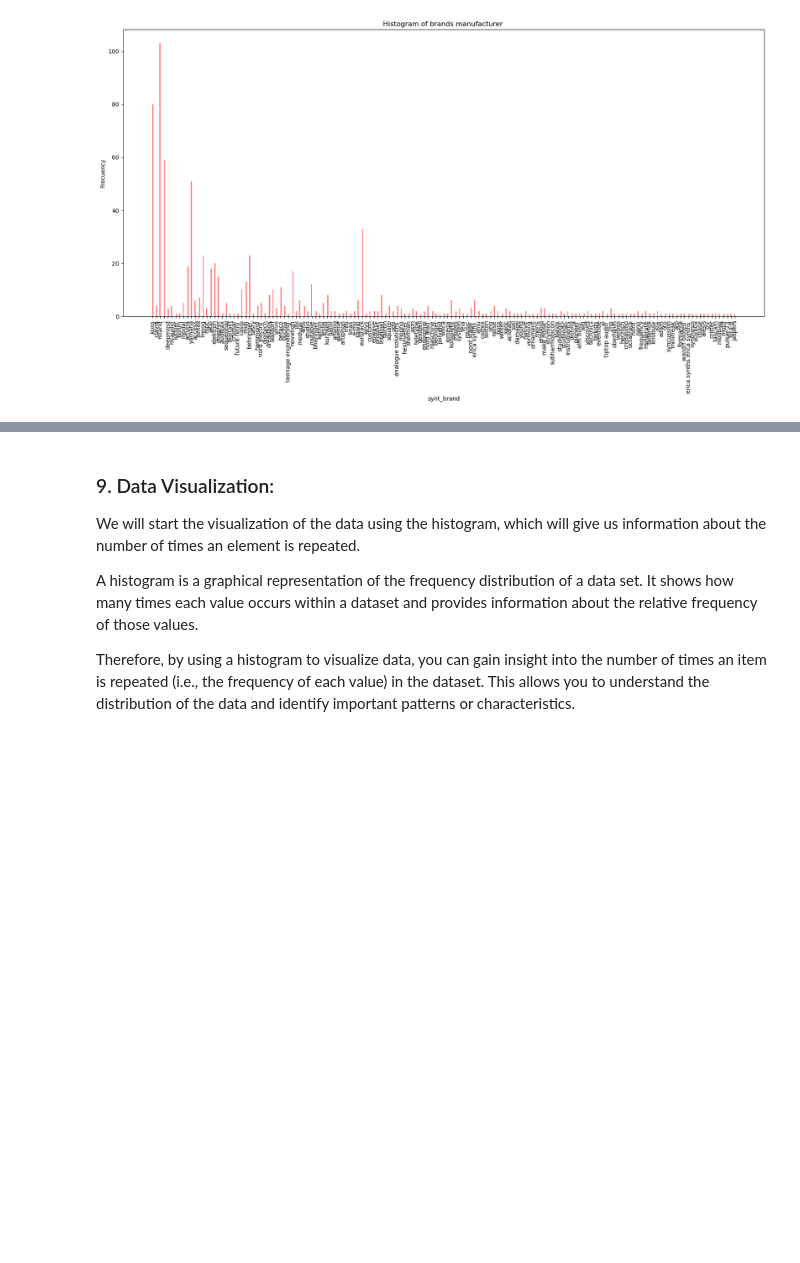
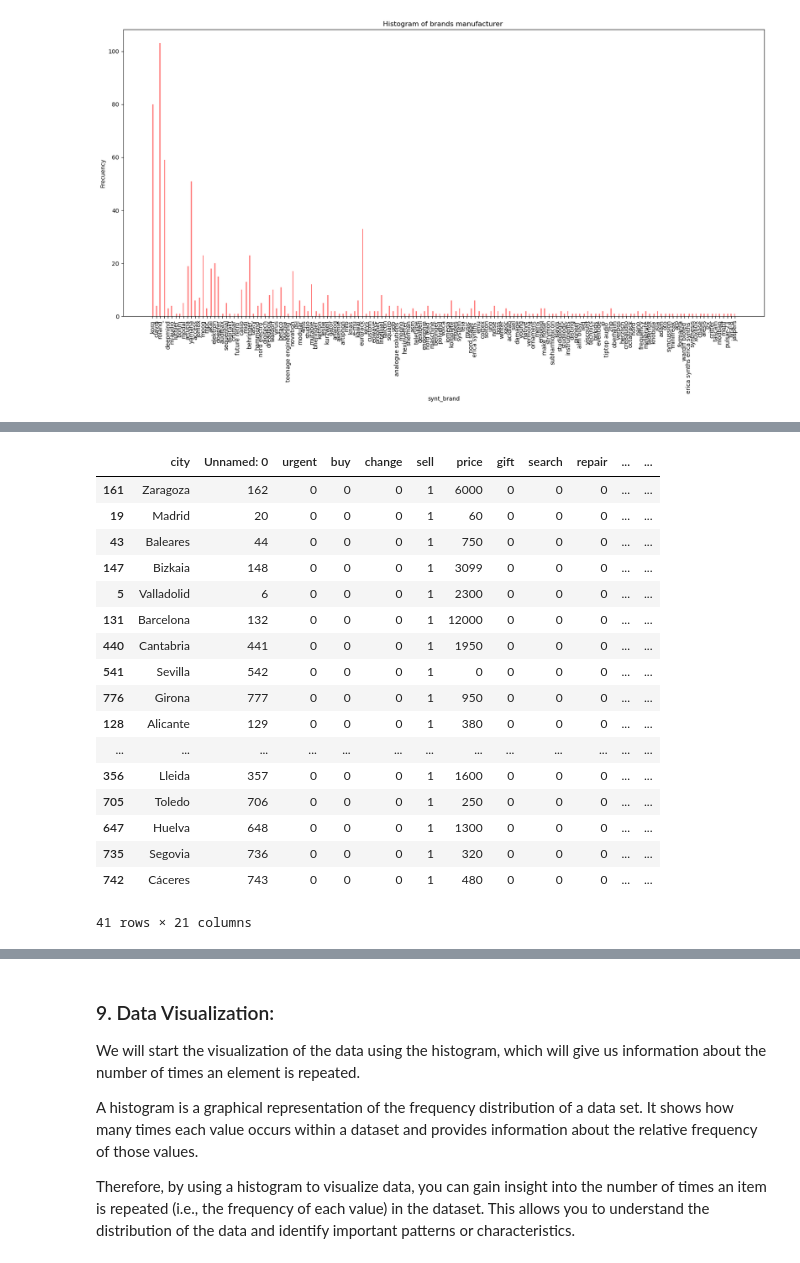
Before and after one commit to albertjimrod/ScraperETL-EDA-ML-Personal, a Jupyter notebook: project_5/EDA_hispasonic.ipynb, the cells around one changed output, grey strips where cells are left out. Cells and saved outputs as stored; diff of their text form; code cells hidden in the pictures; blank space fills up the shorter version.

```diff
--- a/project_5/EDA_hispasonic.ipynb
+++ b/project_5/EDA_hispasonic.ipynb
@@ -585,0 +614,7 @@ plt.show()
+# %%
+def important_things_in(city, ):
+    boolean_city = ndf_copy["city"] == city
+    df_city = ndf_copy[boolean_city]
+    max_seen = df_city["seen"].max()
+    unique_seen = df_city["seen"] == max_seen
+    return df_city[unique_seen]
@@ -585,0 +641,7 @@ plt.show()
+# %%
+ciudades = ndf_copy["city"].unique()
+diccionario = dict()
+for i in ciudades:
+    print(f"{i:}")
+    print(important_things_in(i),('\n')*5)
+    diccionario[i]=important_things_in(i)
@@ -585,0 +666,31 @@ plt.show()
+# %%
+# Suponiendo que `diccionario` contiene los DataFrames que deseas concatenar
+# El diccionario es como el que proporcionaste, donde las claves son los nombres de las ciudades y los valores son DataFrames
+
+# Concatenar los DataFrames del diccionario en uno solo
+most_seen_df = pd.concat(diccionario.values(), keys=diccionario.keys())
+
+# Restablecer el índice del DataFrame
+most_seen_df.reset_index(level=0, inplace=True)
+most_seen_df.rename(columns={'level_0': 'city'}, inplace=True)
+
+most_seen_df
+# %% [output]
+|  | city | Unnamed: 0 | urgent | buy | change | sell | price | gift | search | repair | ... | ... |
+| 161 | Zaragoza | 162 | 0 | 0 | 0 | 1 | 6000 | 0 | 0 | 0 | ... | ... |
+| 19 | Madrid | 20 | 0 | 0 | 0 | 1 | 60 | 0 | 0 | 0 | ... | ... |
+| 43 | Baleares | 44 | 0 | 0 | 0 | 1 | 750 | 0 | 0 | 0 | ... | ... |
+| 147 | Bizkaia | 148 | 0 | 0 | 0 | 1 | 3099 | 0 | 0 | 0 | ... | ... |
+| 5 | Valladolid | 6 | 0 | 0 | 0 | 1 | 2300 | 0 | 0 | 0 | ... | ... |
+| 131 | Barcelona | 132 | 0 | 0 | 0 | 1 | 12000 | 0 | 0 | 0 | ... | ... |
+| 440 | Cantabria | 441 | 0 | 0 | 0 | 1 | 1950 | 0 | 0 | 0 | ... | ... |
+| 541 | Sevilla | 542 | 0 | 0 | 0 | 1 | 0 | 0 | 0 | 0 | ... | ... |
+| 776 | Girona | 777 | 0 | 0 | 0 | 1 | 950 | 0 | 0 | 0 | ... | ... |
+| 128 | Alicante | 129 | 0 | 0 | 0 | 1 | 380 | 0 | 0 | 0 | ... | ... |
+| ... | ... | ... | ... | ... | ... | ... | ... | ... | ... | ... | ... | ... |
+| 356 | Lleida | 357 | 0 | 0 | 0 | 1 | 1600 | 0 | 0 | 0 | ... | ... |
+| 705 | Toledo | 706 | 0 | 0 | 0 | 1 | 250 | 0 | 0 | 0 | ... | ... |
+| 647 | Huelva | 648 | 0 | 0 | 0 | 1 | 1300 | 0 | 0 | 0 | ... | ... |
+| 735 | Segovia | 736 | 0 | 0 | 0 | 1 | 320 | 0 | 0 | 0 | ... | ... |
+| 742 | Cáceres | 743 | 0 | 0 | 0 | 1 | 480 | 0 | 0 | 0 | ... | ... |
+41 rows × 21 columns
```
Also changed, not shown: parts of 18 cells of this notebook.
